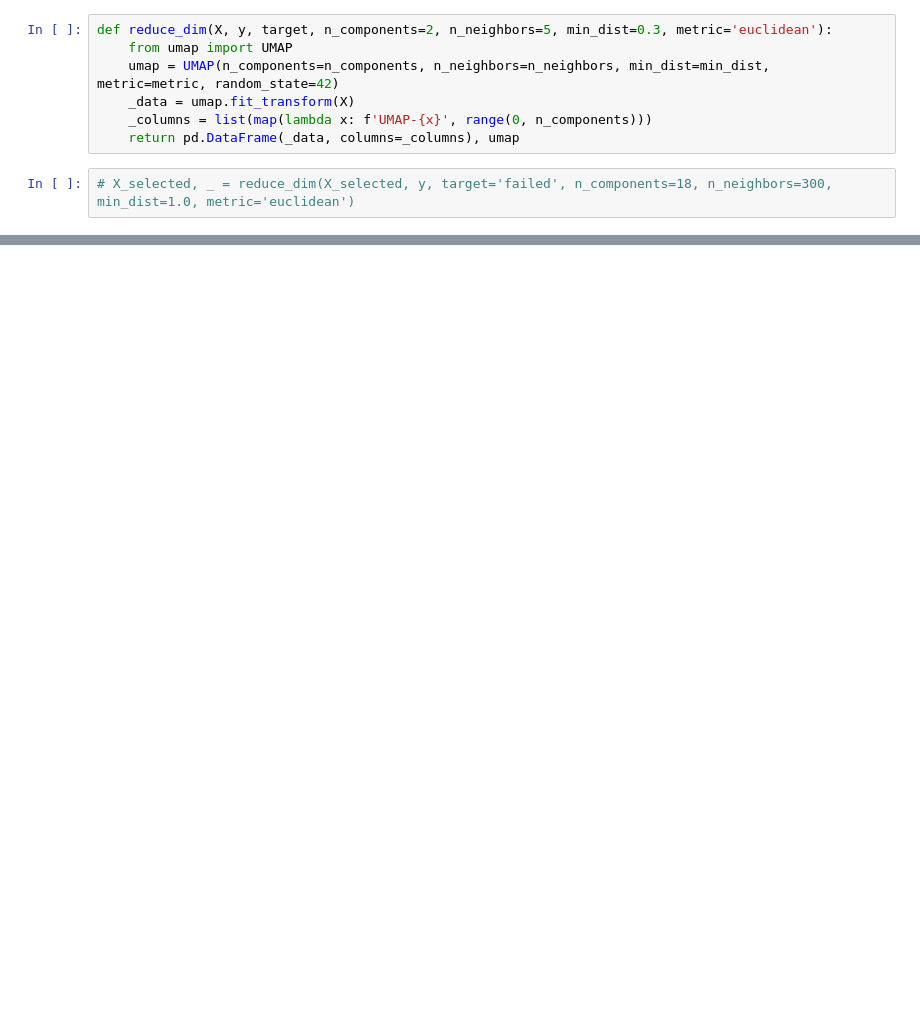
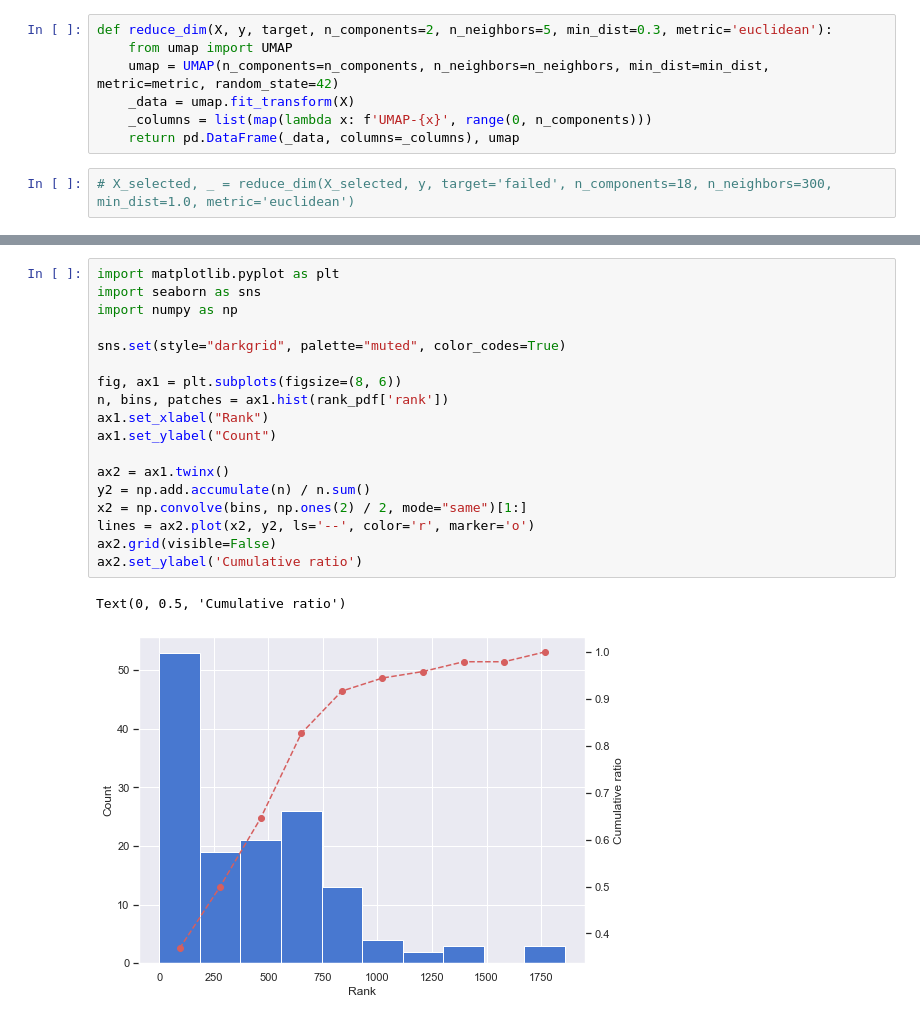
Before and after one commit to vipin-bs/predictive-testing, a Jupyter notebook: resources/ptesting_spark_model.ipynb, the cells around one changed output, grey strips where cells are left out. Drawn from its saved outputs; the diff is of its cells as text; blank space fills up the shorter version.

```diff
--- a/resources/ptesting_spark_model.ipynb
+++ b/resources/ptesting_spark_model.ipynb
@@ -418,0 +461,21 @@ sns.displot(rank_pdf, x="rank")
+# %%
+import matplotlib.pyplot as plt
+import seaborn as sns
+import numpy as np
+
+sns.set(style="darkgrid", palette="muted", color_codes=True)
+
+fig, ax1 = plt.subplots(figsize=(8, 6))
+n, bins, patches = ax1.hist(rank_pdf['rank'])
+ax1.set_xlabel("Rank")
+ax1.set_ylabel("Count")
+
+ax2 = ax1.twinx()
+y2 = np.add.accumulate(n) / n.sum()
+x2 = np.convolve(bins, np.ones(2) / 2, mode="same")[1:]
+lines = ax2.plot(x2, y2, ls='--', color='r', marker='o')
+ax2.grid(visible=False)
+ax2.set_ylabel('Cumulative ratio')
+# %% [output]
+Text(0, 0.5, 'Cumulative ratio')
+[figure, added]
```
Also changed, not shown: parts of 29 cells of this notebook, 1 other file.
